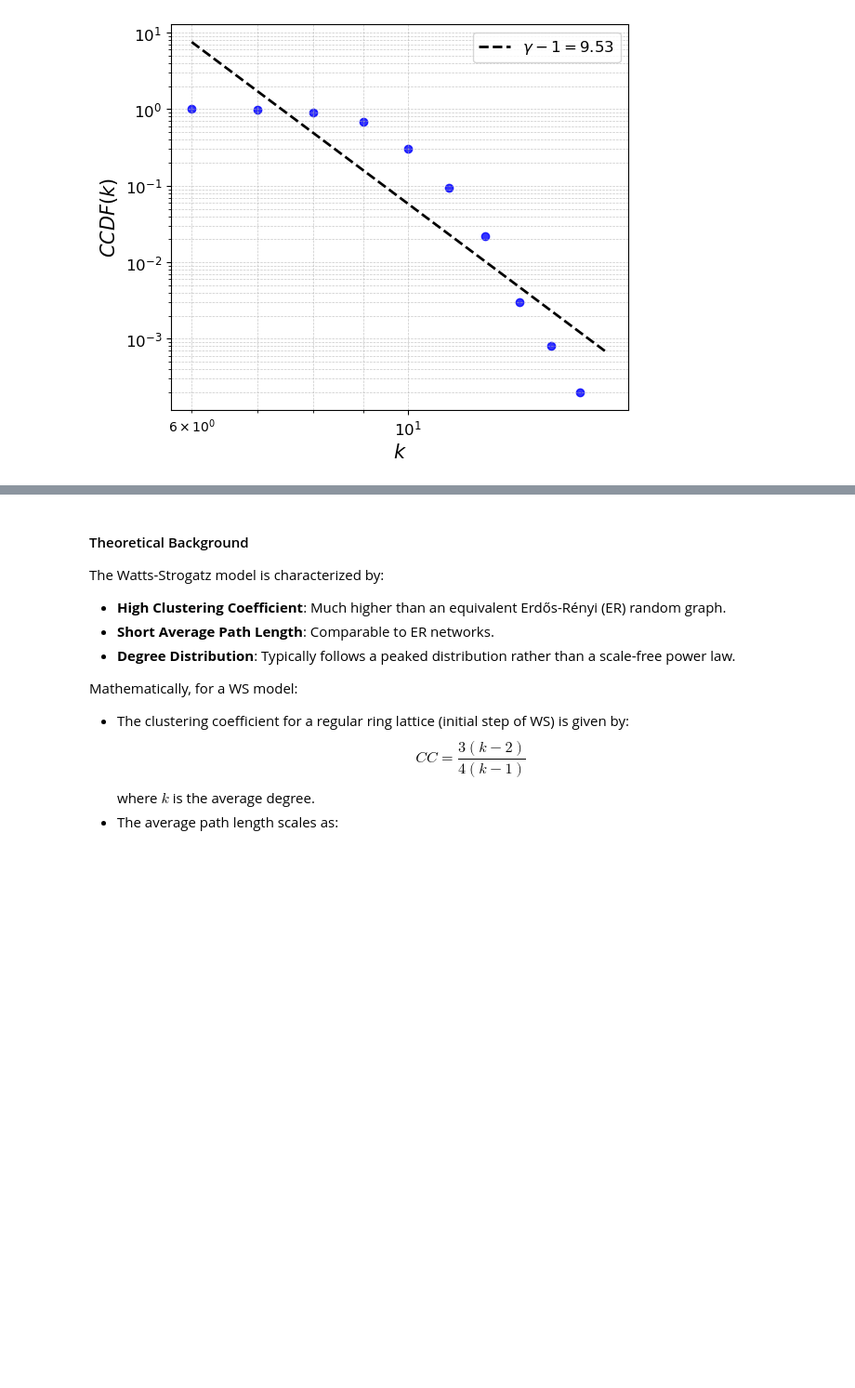
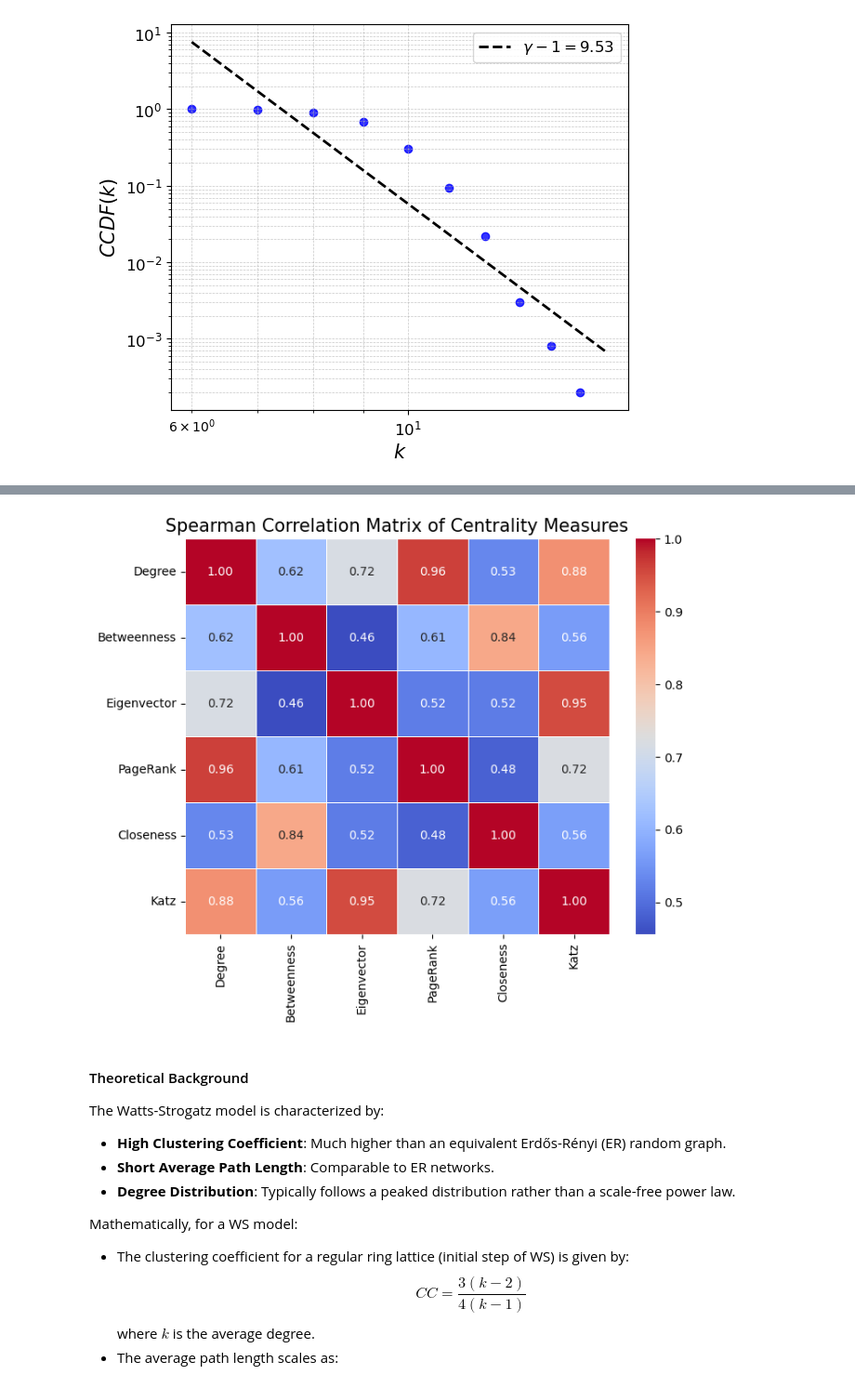
Before and after one commit to imiguelrodriguez/A1_ComplexNetworks, a Jupyter notebook: networks_analyzer.ipynb, the cells around one changed output, grey strips where cells are left out. Shown at 93% size. Saved outputs shown, nothing was run; the diff lists cells and outputs as text; code cells hidden in the pictures; blank space fills up the shorter version.

Commit message:
Spearman Correlation

```diff
--- a/networks_analyzer.ipynb
+++ b/networks_analyzer.ipynb
@@ -67,5 +67,9 @@ net1.extract_microscopic_features()
 
  Nodes appearing in all four centrality rankings: None
+# %%
+net1.plot_spearman_centrality_correlation()
+# %% [output]
+[figure, added]
 # %% [markdown]
 #### Theoretical Background
 The Watts-Strogatz model is characterized by:
```
Also changed, not shown: parts of 9 cells of this notebook, 1 other file.
